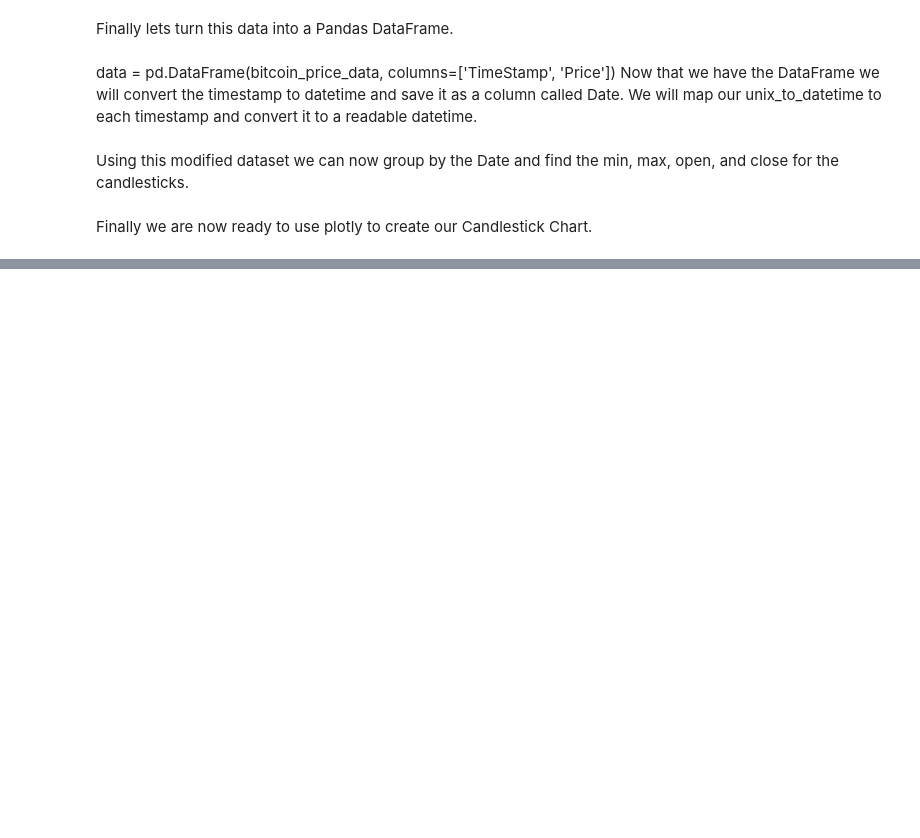
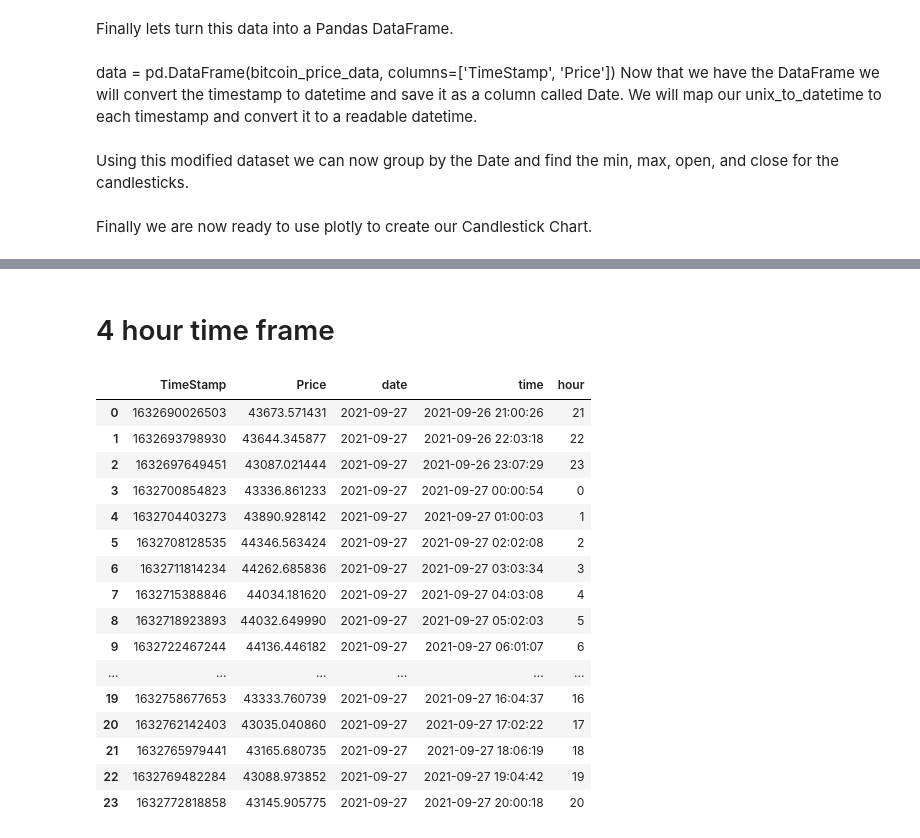
Before and after one commit to armeh429/A-journey-to-learn-Python-modules, a Jupyter notebook: pycoingecko_with_candlechart.ipynb, the cells around one changed output, grey strips where cells are left out. Saved outputs shown, nothing was run; the diff lists cells and outputs as text; code cells hidden in the pictures; blank space fills up the shorter version.

Commit message:
4-hour timeframe data and chart added

```diff
--- a/pycoingecko_with_candlechart.ipynb
+++ b/pycoingecko_with_candlechart.ipynb
@@ -123,0 +123,24 @@ fig.show()
+# %% [markdown]
+# 4 hour time frame
+# %%
+data['time'] = data['TimeStamp'].apply(lambda d: time.strftime("%Y-%m-%d %H:%M:%S", time.gmtime(d/1000)))
+data['hour'] = data.time.astype('datetime64').apply(lambda i:i.hour)
+data[0:24]
+# %% [output]
+|  | TimeStamp | Price | date | time | hour |
+| 0 | 1632690026503 | 43673.571431 | 2021-09-27 | 2021-09-26 21:00:26 | 21 |
+| 1 | 1632693798930 | 43644.345877 | 2021-09-27 | 2021-09-26 22:03:18 | 22 |
+| 2 | 1632697649451 | 43087.021444 | 2021-09-27 | 2021-09-26 23:07:29 | 23 |
+| 3 | 1632700854823 | 43336.861233 | 2021-09-27 | 2021-09-27 00:00:54 | 0 |
+| 4 | 1632704403273 | 43890.928142 | 2021-09-27 | 2021-09-27 01:00:03 | 1 |
+| 5 | 1632708128535 | 44346.563424 | 2021-09-27 | 2021-09-27 02:02:08 | 2 |
+| 6 | 1632711814234 | 44262.685836 | 2021-09-27 | 2021-09-27 03:03:34 | 3 |
+| 7 | 1632715388846 | 44034.181620 | 2021-09-27 | 2021-09-27 04:03:08 | 4 |
+| 8 | 1632718923893 | 44032.649990 | 2021-09-27 | 2021-09-27 05:02:03 | 5 |
+| 9 | 1632722467244 | 44136.446182 | 2021-09-27 | 2021-09-27 06:01:07 | 6 |
+| ... | ... | ... | ... | ... | ... |
+| 19 | 1632758677653 | 43333.760739 | 2021-09-27 | 2021-09-27 16:04:37 | 16 |
+| 20 | 1632762142403 | 43035.040860 | 2021-09-27 | 2021-09-27 17:02:22 | 17 |
+| 21 | 1632765979441 | 43165.680735 | 2021-09-27 | 2021-09-27 18:06:19 | 18 |
+| 22 | 1632769482284 | 43088.973852 | 2021-09-27 | 2021-09-27 19:04:42 | 19 |
+| 23 | 1632772818858 | 43145.905775 | 2021-09-27 | 2021-09-27 20:00:18 | 20 |
```
Also changed, not shown: parts of 7 cells of this notebook.
